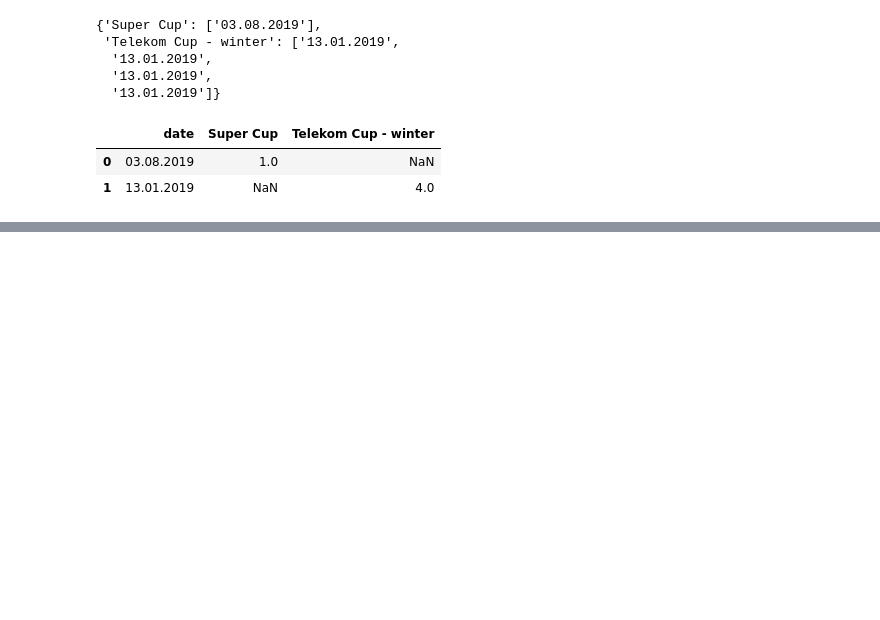
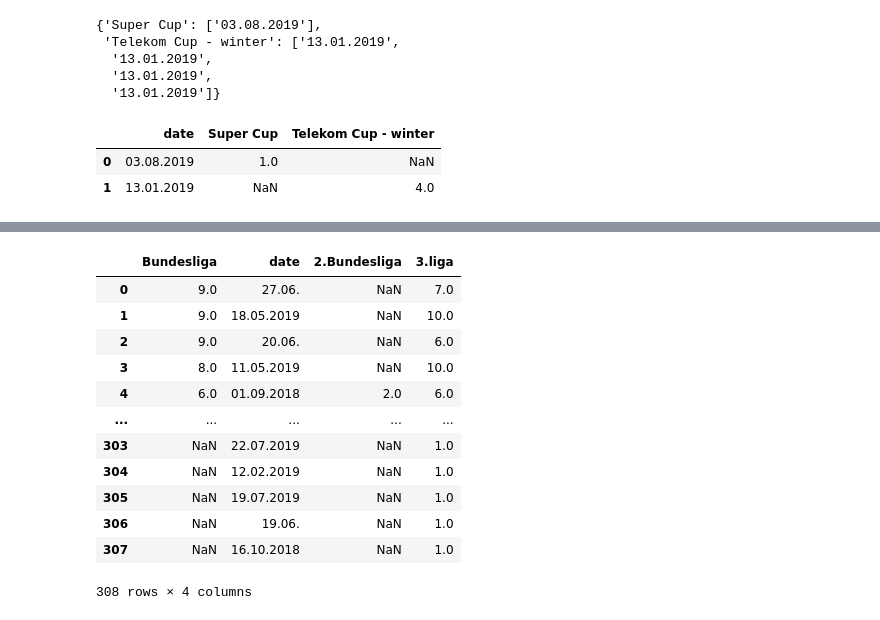
Before and after one commit to Shinji1992/Source-code, a Jupyter notebook: Web_scraping_football.ipynb, the cells around one changed output, grey strips where cells are left out. Saved outputs shown, nothing was run; the diff lists cells and outputs as text; code cells hidden in the pictures; blank space fills up the shorter version.

```diff
--- a/Web_scraping_football.ipynb
+++ b/Web_scraping_football.ipynb
@@ -331,0 +355,10 @@ final.to_csv("No_football_match.csv")
+# %%
+liga3_list = list(['https://www.betexplorer.com/soccer/germany/3-liga-2019-2020/results/',
+                   'https://www.betexplorer.com/soccer/germany/3-liga-2018-2019/results/'])
+
+df = {}
+Liga3_data = extract_data(liga3_list,'3.liga',df)
+# %%
+Bundesliga_df = pd.DataFrame.from_dict(Bundesliga_data, orient='index')
+Bundesliga2_df = pd.DataFrame.from_dict(Bundesliga2_data, orient='index')
+Liga3_df = pd.DataFrame.from_dict(Liga3_data, orient='index')
@@ -331,0 +377,18 @@ final.to_csv("No_football_match.csv")
+# %%
+all_df = pd.merge(Bundesliga_df,Bundesliga2_df, how='outer')
+all_df = pd.merge(all_df,Liga3_df, how='outer')
+all_df
+# %% [output]
+|  | Bundesliga | date | 2.Bundesliga | 3.liga |
+| 0 | 9.0 | 27.06. | NaN | 7.0 |
+| 1 | 9.0 | 18.05.2019 | NaN | 10.0 |
+| 2 | 9.0 | 20.06. | NaN | 6.0 |
+| 3 | 8.0 | 11.05.2019 | NaN | 10.0 |
+| 4 | 6.0 | 01.09.2018 | 2.0 | 6.0 |
+| ... | ... | ... | ... | ... |
+| 303 | NaN | 22.07.2019 | NaN | 1.0 |
+| 304 | NaN | 12.02.2019 | NaN | 1.0 |
+| 305 | NaN | 19.07.2019 | NaN | 1.0 |
+| 306 | NaN | 19.06. | NaN | 1.0 |
+| 307 | NaN | 16.10.2018 | NaN | 1.0 |
+308 rows × 4 columns
```
Also changed, not shown: parts of 24 cells of this notebook, 2 other files.
